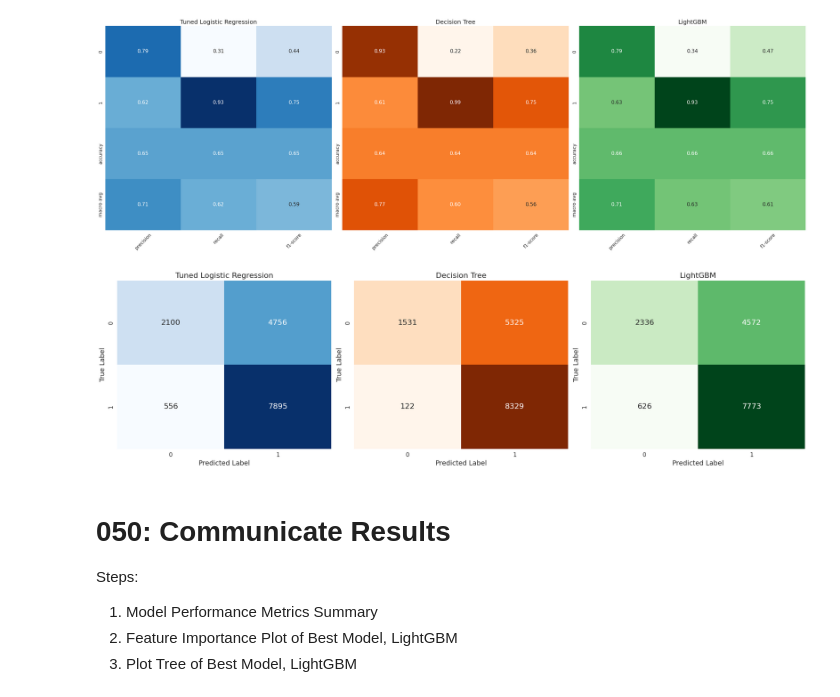
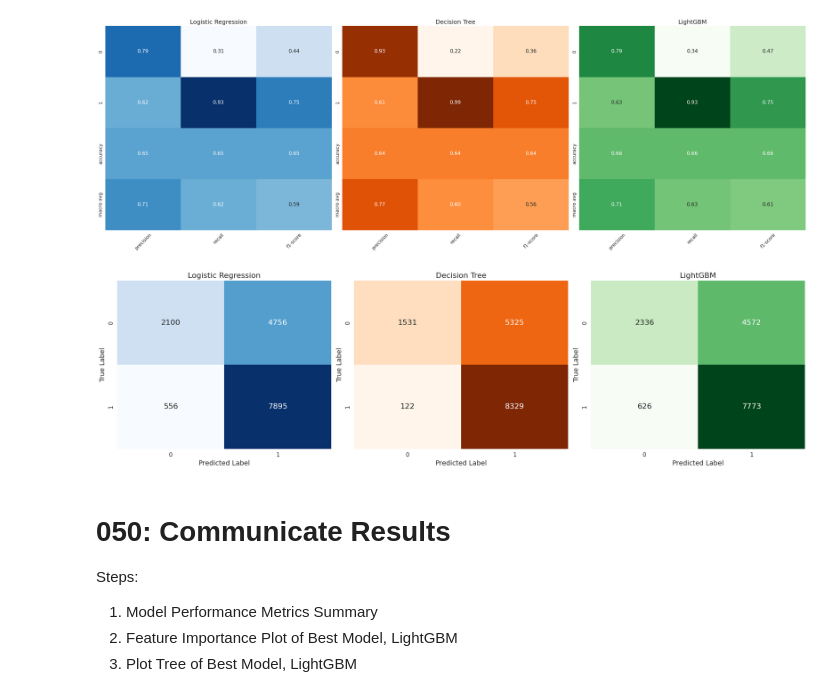
Before and after one commit to DominicNyabuto/Earthquake-Damage-Classification-Kavrepalanchok-Nepal, a Jupyter notebook: notebooks/codespace_earthquake-nepal-classification.ipynb, the cells around one changed output. Cells and saved outputs as stored; diff of their text form; code cells hidden in the pictures.

Commit message:
updated figures - remove 'tuned' in LR

```diff
--- a/notebooks/codespace_earthquake-nepal-classification.ipynb
+++ b/notebooks/codespace_earthquake-nepal-classification.ipynb
@@ -912,7 +912,7 @@ report_lgbm = pd.DataFrame(classification_report(y_val_lgbm, lgbm_y_val_preds, o
 
 # List of reports and titles
 reports = [report_log, report_dt, report_lgbm]
-titles = ["Tuned Logistic Regression", "Decision Tree", "LightGBM"]
+titles = ["Logistic Regression", "Decision Tree", "LightGBM"]
 cmaps = ["Blues", "Oranges", "Greens"]
 
 # Side-by-Side Heatmaps
@@ -952,43 +952,43 @@ cm_lgbm = confusion_matrix(y_val_lgbm, lgbm_y_val_preds)
 
 # List of confusion matrices and titles
 cms = [cm_log, cm_dt, cm_lgbm]
-titles = ["Tuned Logistic Regression", "Decision Tree", "LightGBM"]
+titles = ["Logistic Regression", "Decision Tree", "LightGBM"]
 cmaps = ["Blues", "Oranges", "Greens"]
 
 # Optionally, set class labels (e.g., [0, 1] for binary)
 class_labels = [0, 1]
 
 # Create side-by-side heatmaps
 fig, axes = plt.subplots(1, 3, figsize=(21, 6))
 for i, (cm, title, cmap) in enumerate(zip(cms, titles, cmaps)):
     sns.heatmap(
         cm,
         annot=True,
         fmt="d",
         cmap=cmap,
         ax=axes[i],
         cbar=False,
         xticklabels=class_labels,
         yticklabels=class_labels,
         annot_kws={"size": 16}
     )
     axes[i].set_title(title, fontsize=16)
     axes[i].set_xlabel("Predicted Label", fontsize=14)
     axes[i].set_ylabel("True Label", fontsize=14)
     axes[i].tick_params(axis='x', labelsize=12)
     axes[i].tick_params(axis='y', labelsize=12)
 
 plt.tight_layout()
 
 # Save image
 
-# plt.savefig(
-#     "/workspaces/Earthquake-Damage-Classification-Kavrepalanchok-Nepal/results/figures/Confusion_Matrices.png",
-#     dpi=300, bbox_inches="tight")
+plt.savefig(
+    "/workspaces/Earthquake-Damage-Classification-Kavrepalanchok-Nepal/results/figures/Confusion_Matrices.png",
+    dpi=300, bbox_inches="tight")
 
 plt.show()
 # %% [output]
-[figure, old version]
+[figure, new version]
 # %% [markdown]
 # 050: Communicate Results
 
```
Also changed, not shown: 2 other files.
